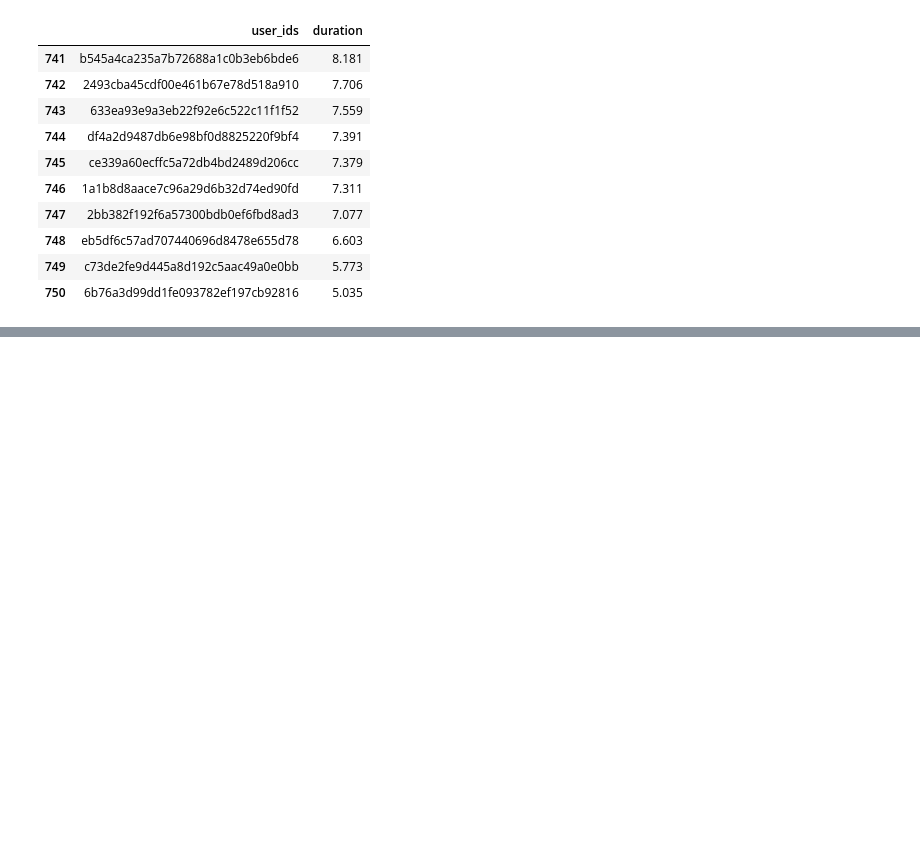
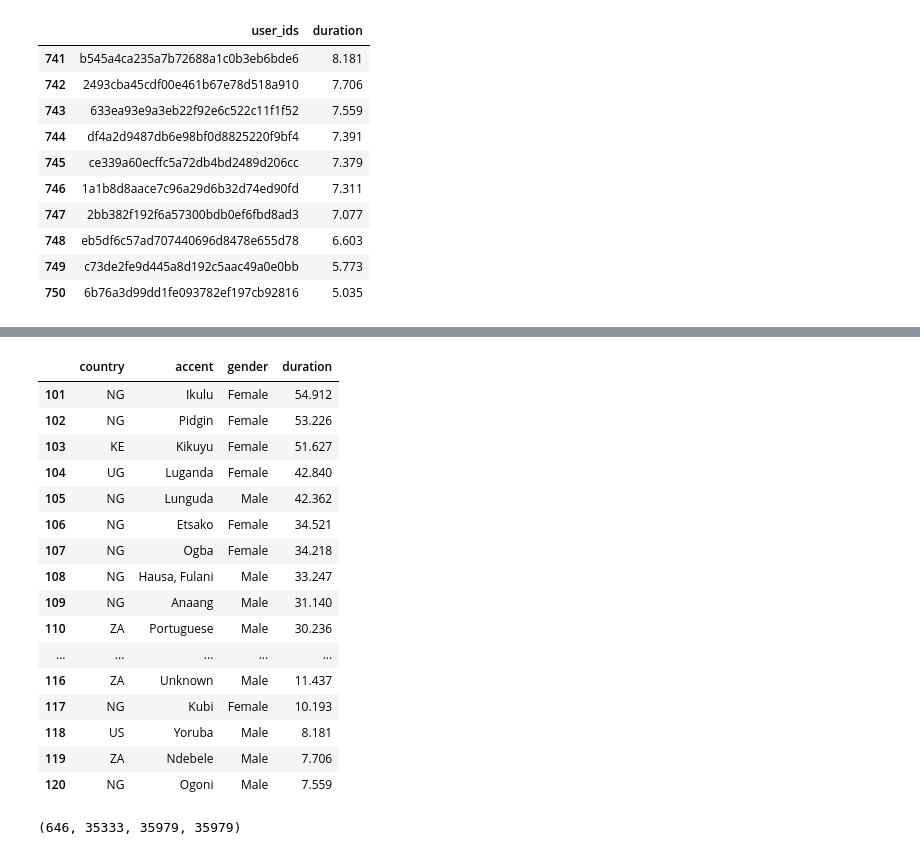
Before and after one commit to intron-innovation/AfriSpeech-TTS, a Jupyter notebook: notebooks/data_preprocessing.ipynb, the cells around one changed output, grey strips where cells are left out. Saved outputs shown, nothing was run; the diff lists cells and outputs as text; code cells hidden in the pictures; blank space fills up the shorter version.

```diff
--- a/notebooks/data_preprocessing.ipynb
+++ b/notebooks/data_preprocessing.ipynb
@@ -228,0 +165,20 @@ accents.head(20) # don't forget to drop unknown accent
+# %%
+speakers2.tail(20)
+# %% [output]
+|  | country | accent | gender | duration |
+| 101 | NG | Ikulu | Female | 54.912 |
+| 102 | NG | Pidgin | Female | 53.226 |
+| 103 | KE | Kikuyu | Female | 51.627 |
+| 104 | UG | Luganda | Female | 42.840 |
+| 105 | NG | Lunguda | Male | 42.362 |
+| 106 | NG | Etsako | Female | 34.521 |
+| 107 | NG | Ogba | Female | 34.218 |
+| 108 | NG | Hausa, Fulani | Male | 33.247 |
+| 109 | NG | Anaang | Male | 31.140 |
+| 110 | ZA | Portuguese | Male | 30.236 |
+| ... | ... | ... | ... | ... |
+| 116 | ZA | Unknown | Male | 11.437 |
+| 117 | NG | Kubi | Female | 10.193 |
+| 118 | US | Yoruba | Male | 8.181 |
+| 119 | ZA | Ndebele | Male | 7.706 |
+| 120 | NG | Ogoni | Male | 7.559 |
@@ -228,0 +216,4 @@ accents.head(20) # don't forget to drop unknown accent
+# %%
+len(test_data_seen), len(train_val_data_seen), len(test_data_seen)+len(train_val_data_seen), len(data_sh)
+# %% [output]
+(646, 35333, 35979, 35979)
```
Also changed, not shown: parts of 54 cells of this notebook, 10 other files.
